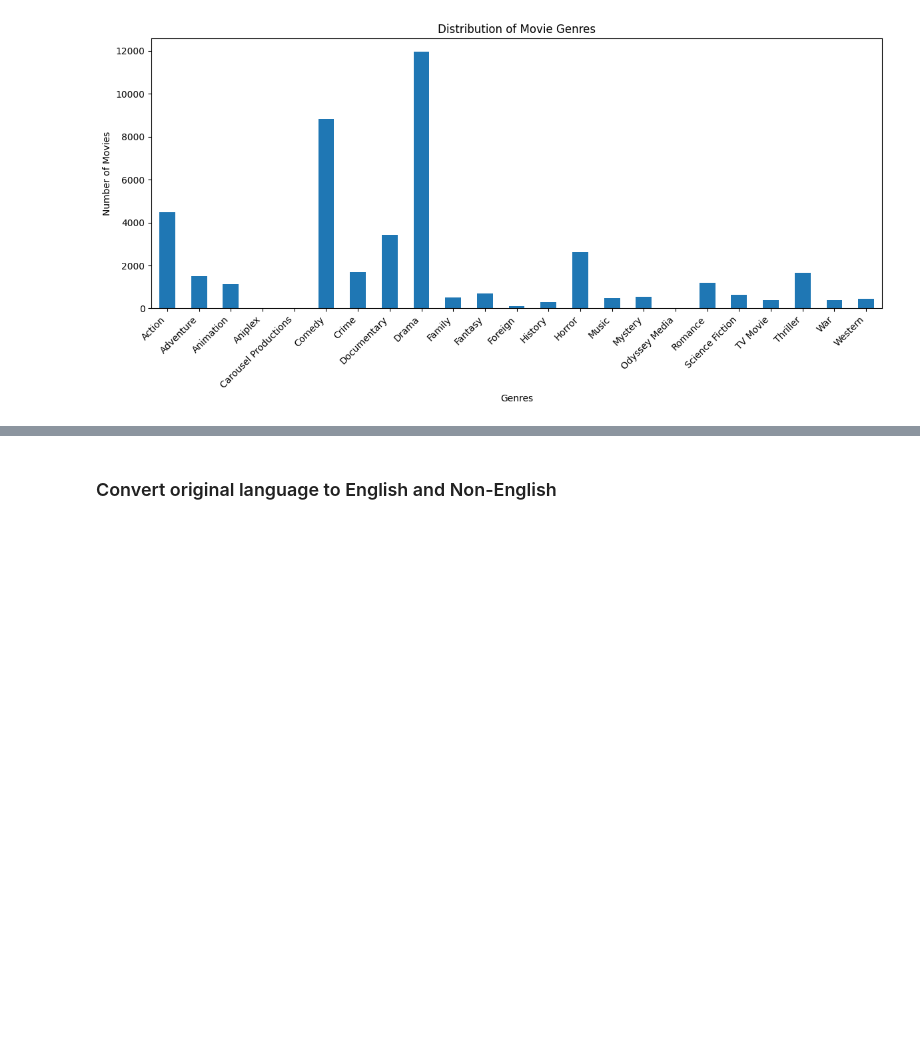
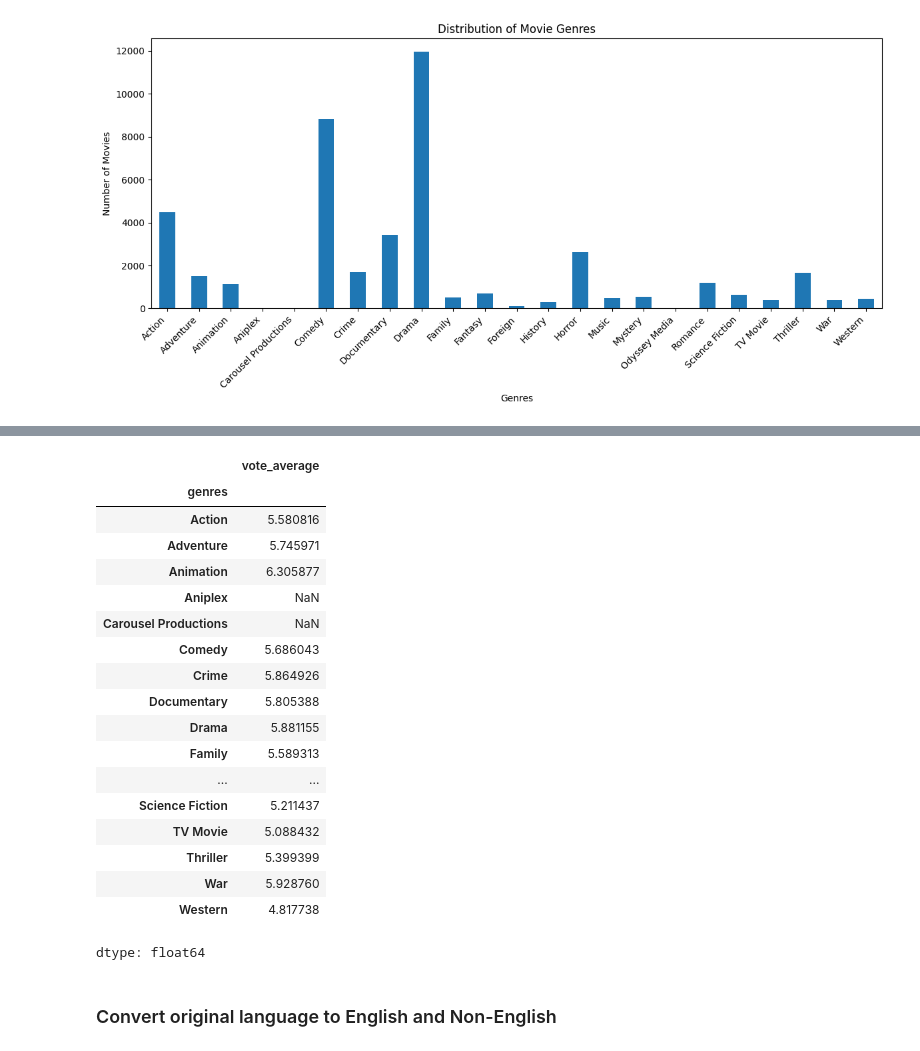
Before and after one commit to als1379/Movies-Analysis, a Jupyter notebook: MovieAnalysis.ipynb, the cells around one changed output, grey strips where cells are left out. Saved outputs shown, nothing was run; the diff lists cells and outputs as text; code cells hidden in the pictures; blank space fills up the shorter version.

```diff
--- a/MovieAnalysis.ipynb
+++ b/MovieAnalysis.ipynb
@@ -221,3 +247,25 @@ plt.show()
+# %%
+genre_popularity
+# %% [output]
+|  | vote_average |
+| genres |  |
+| Action | 5.580816 |
+| Adventure | 5.745971 |
+| Animation | 6.305877 |
+| Aniplex | NaN |
+| Carousel Productions | NaN |
+| Comedy | 5.686043 |
+| Crime | 5.864926 |
+| Documentary | 5.805388 |
+| Drama | 5.881155 |
+| Family | 5.589313 |
+| ... | ... |
+| Science Fiction | 5.211437 |
+| TV Movie | 5.088432 |
+| Thriller | 5.399399 |
+| War | 5.928760 |
+| Western | 4.817738 |
+dtype: float64
 # %% [markdown]
 ### Convert original language to English and Non-English
 # %%
```
Also changed, not shown: parts of 14 cells of this notebook.
